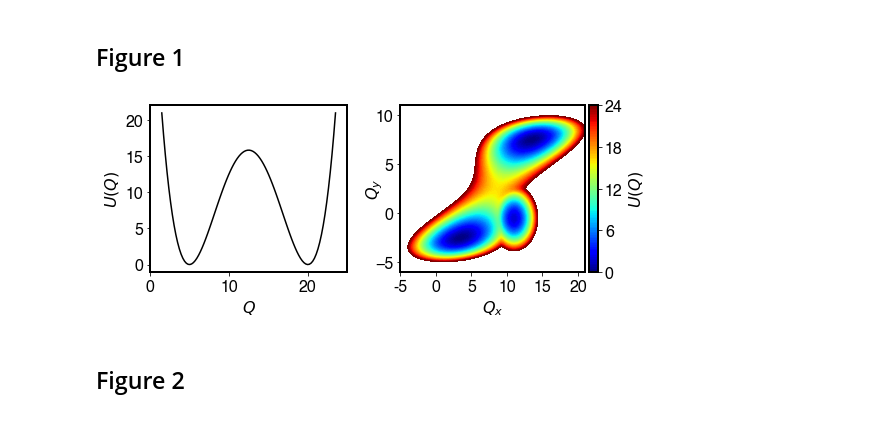
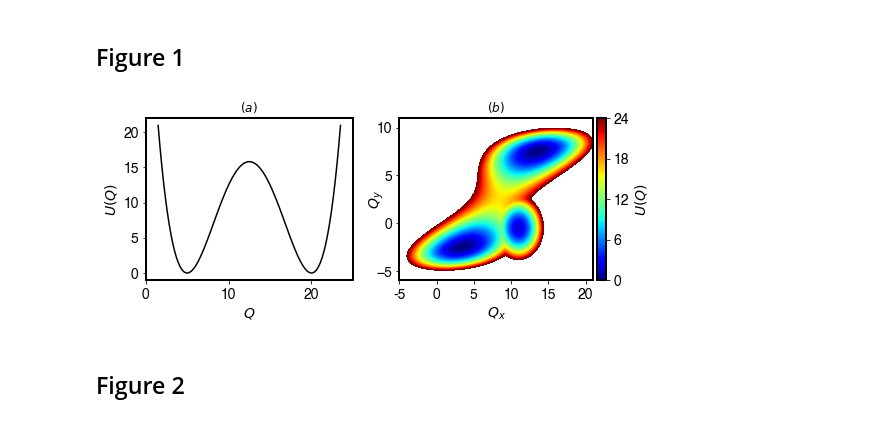
Before and after one commit to hocky-research-group/PenaUnbindingPaper, a Jupyter notebook: analysis/FiguresforPaper.ipynb, the cells around one changed output. Drawn from its saved outputs; the diff is of its cells as text; code cells hidden in the pictures.

```diff
--- a/analysis/FiguresforPaper.ipynb
+++ b/analysis/FiguresforPaper.ipynb
@@ -68,35 +68,38 @@ V = makarovp(test_x_points,test_y_points,a=0.4, b=0.2, barrier=4, d=0, s=6,l=11,
 
 fig, ax = plt.subplots(1,2, figsize=(8,3.5))
 #for axis in ['top', 'bottom', 'left', 'right']:
  #   ax[0].spines[axis].set_linewidth(1.5)
   #  ax[1].spines[axis].set_linewidth(1.5)
 ax[0].plot(dist, U, c='k')
 ax[0].set_xlabel(r'$Q$', fontweight='bold')
 ax[0].set_ylabel(r'$U(Q)$', fontweight='bold')
 ax[0].set_xlim(0,25)
 #ax[0].tick_params(axis='both', labelsize=14)
+ax[0].set_title(r"$(a)$", fontsize=12)
 im1=ax[1].contourf(test_x_points,test_y_points, V, levels=np.linspace(0,24,100),cmap='jet')
 divider = make_axes_locatable(ax[1])
 cax = divider.append_axes('right', size='5%', pad=0.05)
 cb=fig.colorbar(im1, cax=cax, orientation='vertical', label=r'$U({Q})$')
 cb_ax = cb.ax
 #text = cb_ax.yaxis.label
 #font = font_manager.FontProperties(size=14)
 #text.set_font_properties(font)
 #cb_ax.tick_params(labelsize=14)
 cb.set_ticks(np.linspace(0,24,5))
 ax[1].set_xlabel(r'$Q_x$', fontweight='bold')
 ax[1].set_ylabel(r'$Q_y$', fontweight='bold', labelpad=-10)
 ax[1].xaxis.set_major_locator(mpl.ticker.FixedLocator(np.linspace(-5, 20, 6)))
 ax[1].set_xticklabels([int(i) for i in np.linspace(-5,20,6)])
 ax[1].set_ylim(-6,11)
+ax[1].set_title(r"$(b)$", fontsize=12)
 #ax[1].tick_params(axis='both', labelsize=14)
 plt.tight_layout()
-fig.savefig("../figures/slipbond/doublewell_and_triplewell.png", dpi=300)
+#fig.subplots_adjust(top=.93)
+fig.savefig("../figures/slipbond/doublewell_and_triplewell.pdf", dpi=300)
 plt.show()
 plt.close()
 # %% [output]
-[figure, old version]
+[figure, new version]
 # %% [markdown]
 ## Figure 2
 # %%
```
Also changed, not shown: parts of 7 cells of this notebook.
